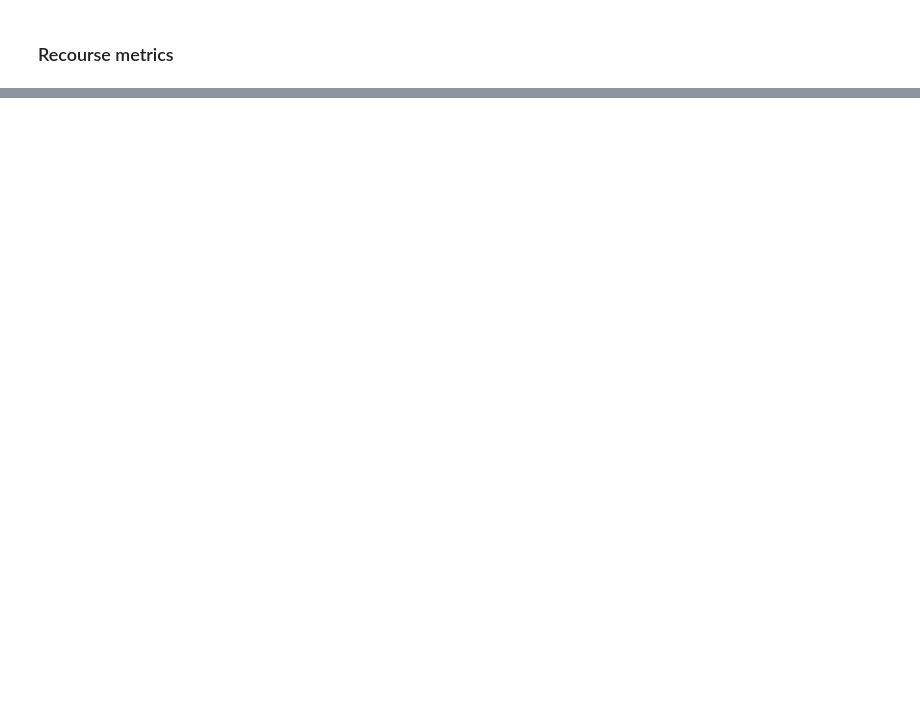
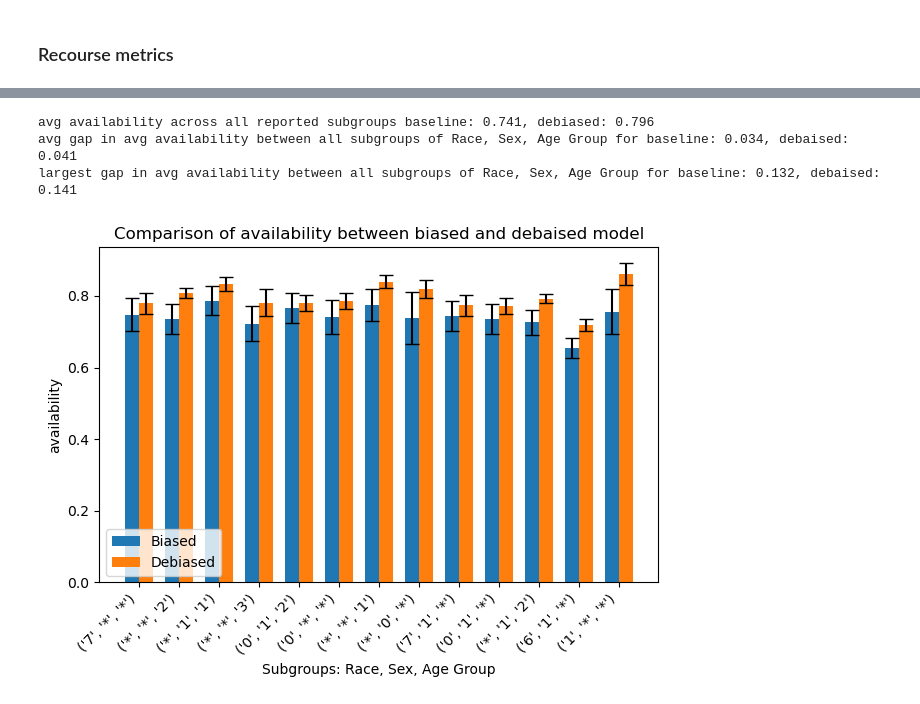
Before and after one commit to AndrewChai878/groupfairnessproject, a Jupyter notebook: group_proj_classifier_nn_baseline.ipynb, the cells around one changed output, grey strips where cells are left out. Saved outputs shown, nothing was run; the diff lists cells and outputs as text; code cells hidden in the pictures; blank space fills up the shorter version.

```diff
--- a/group_proj_classifier_nn_baseline.ipynb
+++ b/group_proj_classifier_nn_baseline.ipynb
@@ -2089,0 +2233,7 @@ Time: 0:00:05.283045
+# %%
+plot_cfs_metric_comp(baseline_rule_vals, debiased_rule_vals, metric='availability')
+# %% [output]
+avg availability across all reported subgroups baseline: 0.741, debiased: 0.796
+avg gap in avg availability between all subgroups of Race, Sex, Age Group for baseline: 0.034, debaised: 0.041
+largest gap in avg availability between all subgroups of Race, Sex, Age Group for baseline: 0.132, debaised: 0.141
+[figure, added]
```
Also changed, not shown: parts of 40 cells of this notebook.
